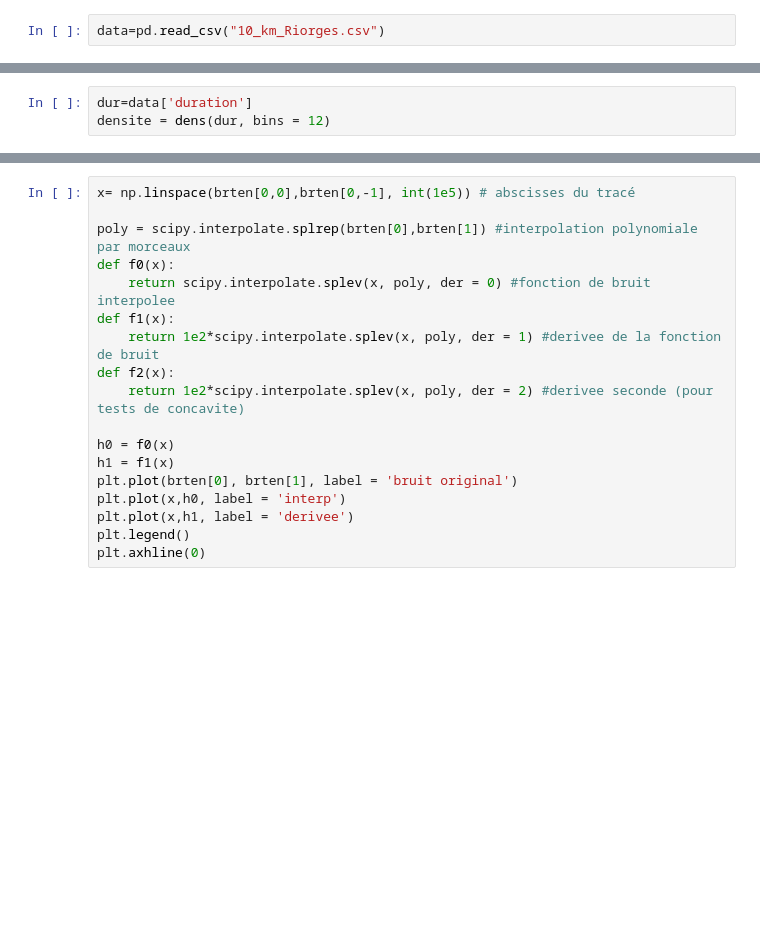
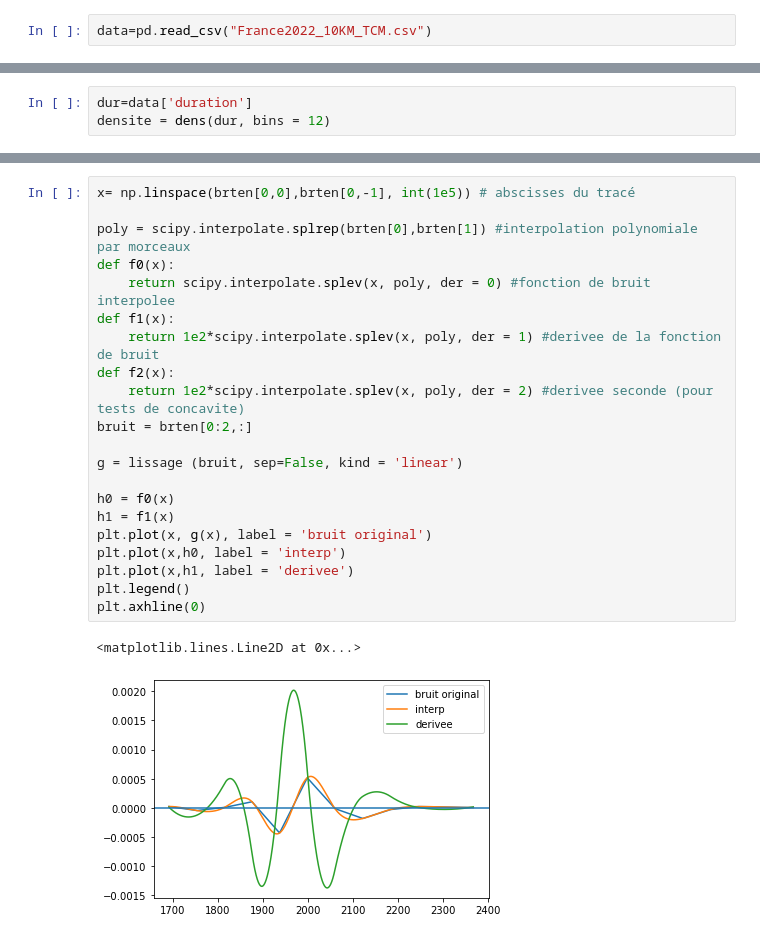
Before and after one commit to Kirscher/ResultAthle, a Jupyter notebook: algoStatCourse.ipynb, the cells around one changed output, grey strips where cells are left out. Saved outputs shown, nothing was run; the diff lists cells and outputs as text; blank space fills up the shorter version.

```diff
--- a/algoStatCourse.ipynb
+++ b/algoStatCourse.ipynb
@@ -102,4 +108,4 @@ def perfgoals(A):
 # %%
-data=pd.read_csv("10_km_Riorges.csv")
+data=pd.read_csv("France2022_10KM_TCM.csv")
 # %%
 data.head()
@@ -143,18 +168,24 @@ print(scipy.integrate.quad(lambda x: lissage(densite, sep = True)(x),densite[0][
 # %%
 x= np.linspace(brten[0,0],brten[0,-1], int(1e5)) # abscisses du tracé
 
 poly = scipy.interpolate.splrep(brten[0],brten[1]) #interpolation polynomiale par morceaux
 def f0(x):
     return scipy.interpolate.splev(x, poly, der = 0) #fonction de bruit interpolee
 def f1(x):
     return 1e2*scipy.interpolate.splev(x, poly, der = 1) #derivee de la fonction de bruit
 def f2(x):
     return 1e2*scipy.interpolate.splev(x, poly, der = 2) #derivee seconde (pour tests de concavite)
+bruit = brten[0:2,:]
+
+g = lissage (bruit, sep=False, kind = 'linear')
 
 h0 = f0(x)
 h1 = f1(x)
-plt.plot(brten[0], brten[1], label = 'bruit original')
+plt.plot(x, g(x), label = 'bruit original')
 plt.plot(x,h0, label = 'interp')
 plt.plot(x,h1, label = 'derivee')
 plt.legend()
 plt.axhline(0)
+# %% [output]
+<matplotlib.lines.Line2D at 0x...>
+[figure, added]
```
Also changed, not shown: parts of 10 cells of this notebook.
